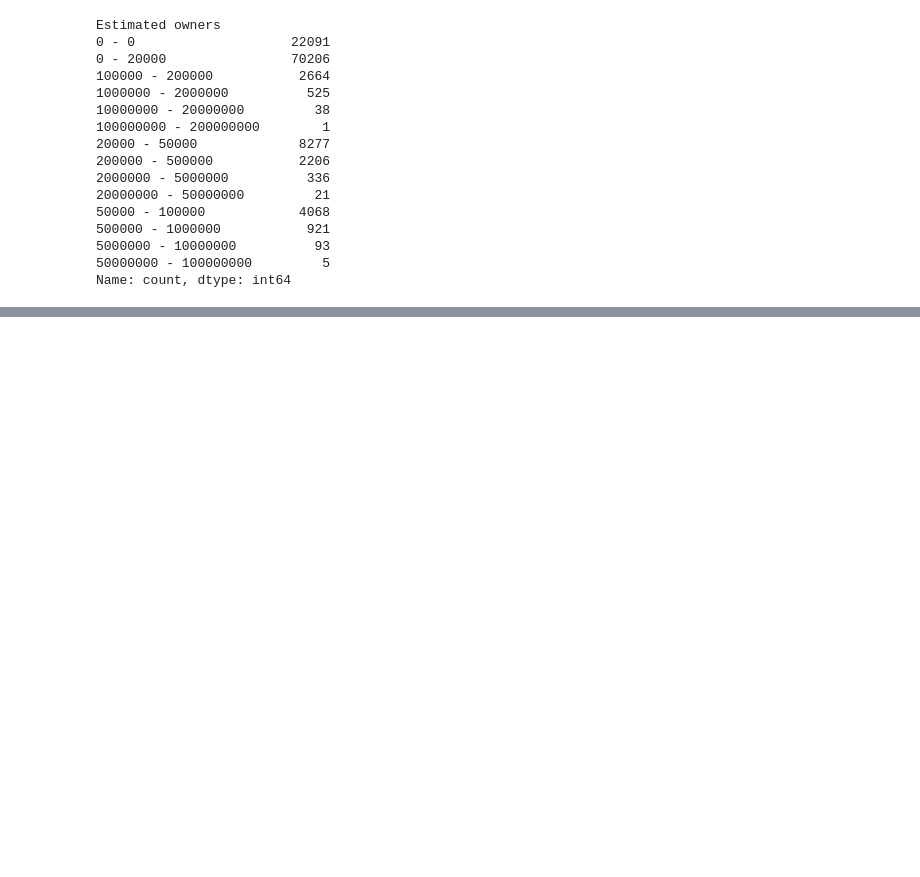
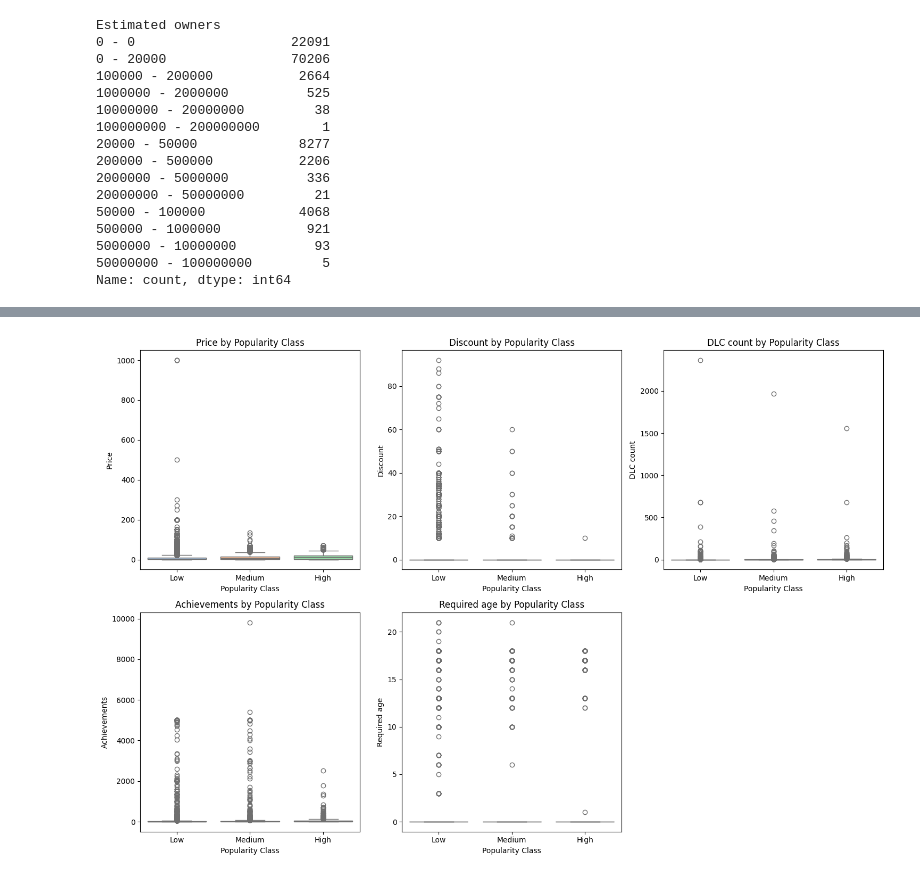
Before and after one commit to mduy2003/CPSC483Project, a Jupyter notebook: preprocess.ipynb, the cells around one changed output, grey strips where cells are left out. Cells and saved outputs as stored; diff of their text form; code cells hidden in the pictures; blank space fills up the shorter version.

```diff
--- a/preprocess.ipynb
+++ b/preprocess.ipynb
@@ -101,0 +184,27 @@ There's a range of 0 - 0
+# %%
+import matplotlib.pyplot as plt
+import seaborn as sns
+
+# Define numeric columns
+numeric_features = ['Price', 'Discount', 'DLC count', 'Achievements', 'Required age']
+
+# Plot boxplots for each numeric column grouped by popularity_class
+plt.figure(figsize=(15, 10))
+for i, col in enumerate(numeric_features, 1):
+    plt.subplot(2, 3, i)
+    sns.boxplot(
+        data=gamesData,
+        x='popularity_class',
+        y=col,
+        hue='popularity_class',  # Assign hue to avoid warning
+        palette='pastel',
+        dodge=False,             # Prevent separate boxes for hue
+        legend=False             # Remove legend since it's redundant
+    )
+    plt.title(f'{col} by Popularity Class')
+    plt.xlabel('Popularity Class')
+    plt.ylabel(col)
+plt.tight_layout()
+plt.show()
+# %% [output]
+[figure, added]
```
Also changed, not shown: parts of 16 cells of this notebook.
